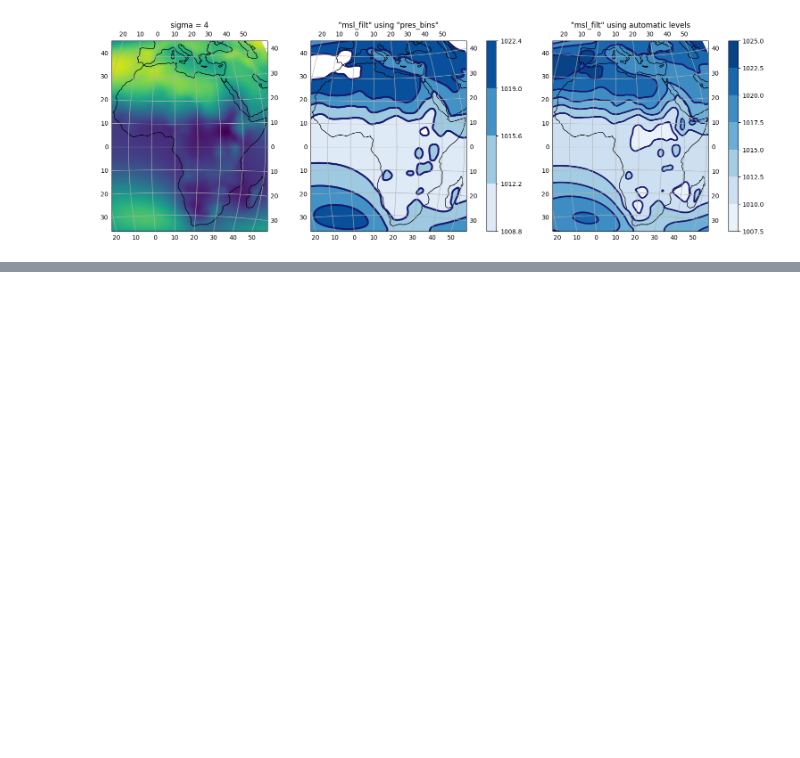
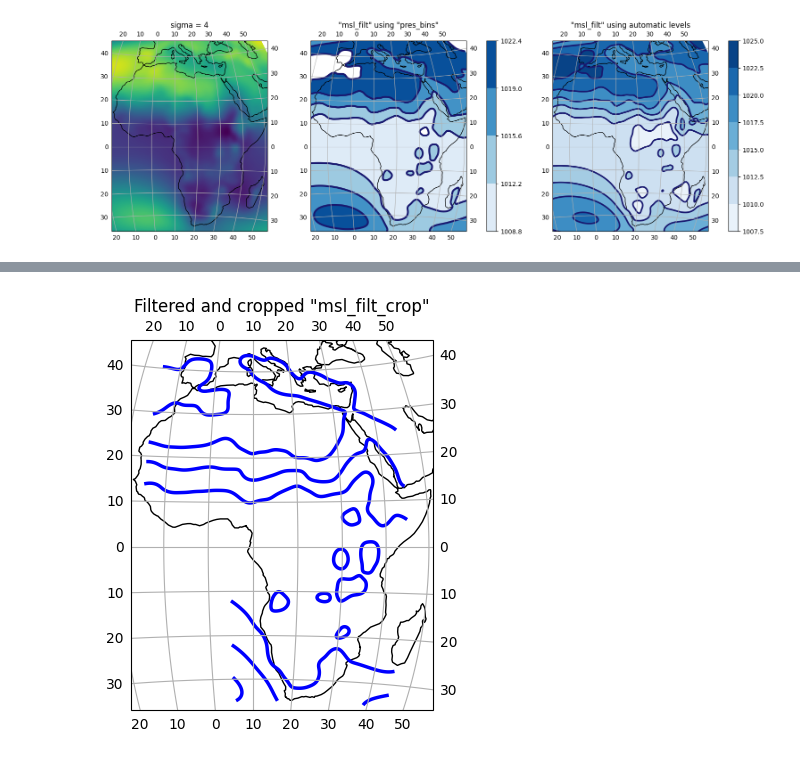
Before and after one commit to danhooke/africa_wall_atlas, a Jupyter notebook: wall_atlas_of_africa.ipynb, the cells around one changed output, grey strips where cells are left out. Cells and saved outputs as stored; diff of their text form; code cells hidden in the pictures; blank space fills up the shorter version.

Commit message:
add cropped msl

```diff
--- a/wall_atlas_of_africa.ipynb
+++ b/wall_atlas_of_africa.ipynb
@@ -535,0 +541,27 @@ axs[2].contour(jan_msl.longitude, jan_msl.latitude, msl_filt,
+# %%
+msl_filt = xr.DataArray(msl_filt,                                        # Write an Xarray DataArray of the filtered array
+                         dims = ['latitude', 'longitude'],
+                         coords = {'latitude': jan_msl.latitude,
+                                   'longitude': jan_msl.longitude})
+msl_filt_crop = msl_filt.sel(longitude = slice(-15, 45))                 # crop by longitude
+msl_filt_crop = msl_filt_crop.sel(latitude = slice(45, -35))             # crop by latitude (latitude is in reverse order for unknown reason)
+msl_filt_crop = xr.where((msl_filt_crop.longitude < 5) & (msl_filt_crop.latitude < 0),
+                          np.nan, msl_filt_crop)# crop out region which is both west of 5E south of 0N
+
+fig, ax = plt.subplots(subplot_kw={'projection': proj4})
+ax.set_extent(extent)
+gl = ax.gridlines(draw_labels = True, x_inline = False,
+            yformatter = lat_formatter,
+            xformatter = lon_formatter)
+gl.xlocator = mticker.FixedLocator(xticks)
+gl.ylocator = mticker.FixedLocator(yticks)
+ax.coastlines(color = 'k', linewidth = 1)
+msl_filt_crop.plot.contour(ax=ax,
+                            transform = ccrs.PlateCarree(),
+                           levels = pres_bins, colors = 'blue',
+                           x='longitude', y='latitude',
+                           linewidths = 2.5
+                           );
+ax.set_title('Filtered and cropped "msl_filt_crop"');
+# %% [output]
+[figure, added]
```
Also changed, not shown: parts of 2 cells of this notebook.
